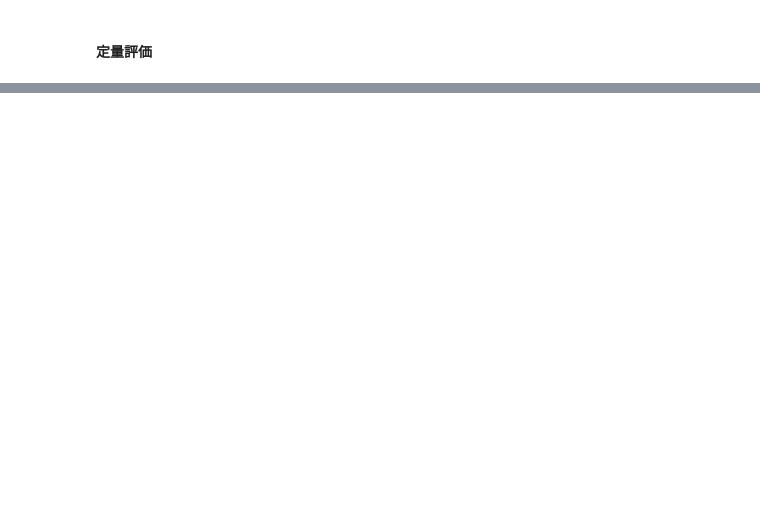
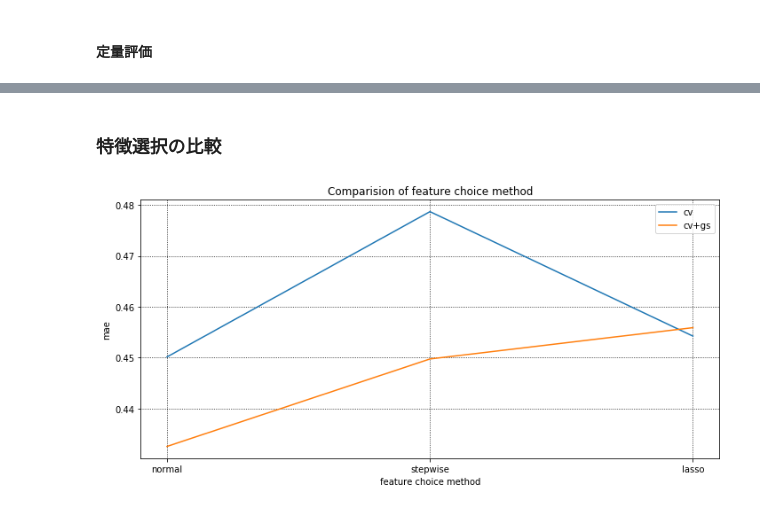
Before and after one commit to kusafusa-k/kaggle, a Jupyter notebook: Car_Fuel_Consumption/DAY3_work_草房慶.ipynb, the cells around one changed output, grey strips where cells are left out. Cells and saved outputs as stored; diff of their text form; code cells hidden in the pictures; blank space fills up the shorter version.

Commit message:
特徴選択（stepwise, lasso）追加

```diff
--- a/Car_Fuel_Consumption/DAY3_work_草房慶.ipynb
+++ b/Car_Fuel_Consumption/DAY3_work_草房慶.ipynb
@@ -1238,0 +1595,17 @@ Grid Search best score = 0.5177936504952964
+# %%
+# LASSO法の最適解
+print('\n-----------------------------------')
+print('<LASSO法>')
+print('<クロスバリデーション法>')
+lasso_min_cv_mae = min(cv_mae.values())
+lasso_min_cv_mae_model = [k for k, v in cv_mae.items() if v == lasso_min_cv_mae]
+print("説明変数 = {}".format(lasso_selected_train_data))
+print("モデル = {}".format(lasso_min_cv_mae_model))
+print("MAE = {}".format(round(lasso_min_cv_mae, 3)))
+
+print('\n<クロスバリデーション法＋グリッドサーチ法>')
+lasso_min_gs_mae = min(gs_mae.values())
+lasso_min_gs_mae_model = [k for k, v in gs_mae.items() if v == lasso_min_gs_mae]
+print("説明変数 = {}".format(lasso_selected_train_data))
+print("モデル = {}".format(lasso_min_gs_mae_model))
+print("MAE = {}".format(round(lasso_min_gs_mae, 3)))
@@ -1238,0 +1630,26 @@ Grid Search best score = 0.5177936504952964
+# %% [markdown]
+### 特徴選択の比較
+# %%
+# TODO 何をグラフ化するかは後で調整
+
+# # グラフによる特徴選択の比較
+fig, ax = plt.subplots(1, 1, figsize=(10, 5))
+
+index = ['normal', 'stepwise', 'lasso']
+label_cv = [total_min_cv_mae, stepwise_min_cv_mae, lasso_min_cv_mae]
+label_gs = [total_min_gs_mae, stepwise_min_gs_mae, lasso_min_gs_mae]
+
+ax.set_title('Comparision of feature choice method')
+ax.plot(index, label_cv, label='cv')
+ax.plot(index, label_gs, label='cv+gs')
+
+ax.set_xlabel('feature choice method')
+ax.set_ylabel('mae')
+ax.grid(which='major', color='black', linestyle=':')
+ax.grid(which='minor', color='black', linestyle=':')
+ax.legend()
+
+fig.tight_layout()
+fig.show()
+# %% [output]
+[figure, added]
```
Also changed, not shown: parts of 31 cells of this notebook.
